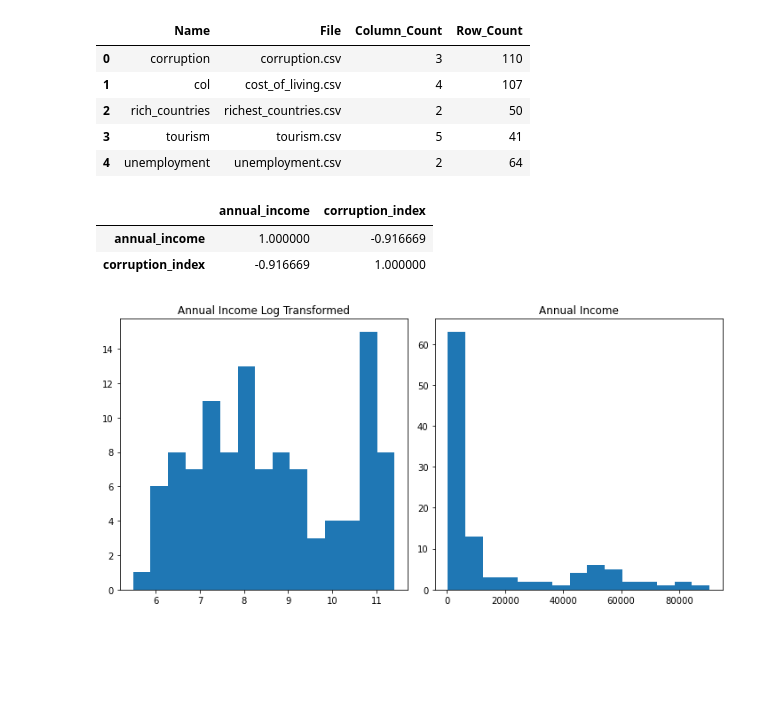
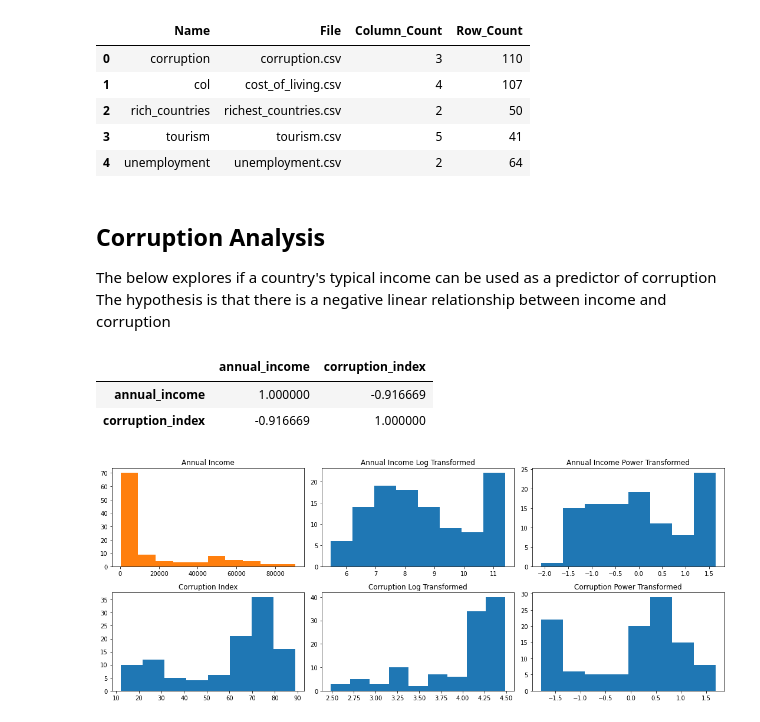
Before and after one commit to JDoughe/World_Economic_Data, a Jupyter notebook: World_Econ_Data.ipynb, the cells around one changed output. Cells and saved outputs as stored; diff of their text form; code cells hidden in the pictures; blank space fills up the shorter version.

```diff
--- a/World_Econ_Data.ipynb
+++ b/World_Econ_Data.ipynb
@@ -51,6 +51,11 @@ df_info
 | 2 | rich_countries | richest_countries.csv | 2 | 50 |
 | 3 | tourism | tourism.csv | 5 | 41 |
 | 4 | unemployment | unemployment.csv | 2 | 64 |
+# %% [markdown]
+<h2>Corruption Analysis</h2>
+
+The below explores if a country's typical income can be used as a predictor of corruption </br>
+The hypothesis is that there is a negative linear relationship between income and corruption
 # %%
 #there is a negative linear relationshop between annual income an corruption.
 #as income increase corruption decreases
@@ -62,16 +85,29 @@ corruption.corr()
 # %%
-fig, axs = plt.subplots(1, 2, figsize=(10, 5))
+fig, axs = plt.subplots(2, 3, figsize=(15, 6))
 
-#axs[0].hist(corruption['corruption_index'], bins=15)
-#axs[0].set_title('Corruption Index')
 
-axs[1].hist(corruption['annual_income'], bins=15)
-axs[1].set_title('Annual Income')
+axs[0,0].hist(corruption['annual_income'], bins='auto')
+axs[0,0].set_title('Annual Income')
 
-axs[0].hist(corruption['annual_income_log'], bins=15)
-axs[0].set_title('Annual Income Log Transformed')
+axs[0,0].hist(corruption['annual_income'], bins='auto')
+axs[0,0].set_title('Annual Income')
+
+axs[0,1].hist(corruption['annual_income_log'], bins='auto')
+axs[0,1].set_title('Annual Income Log Transformed')
+
+axs[0,2].hist(corruption['annual_income_power'], bins='auto')
+axs[0,2].set_title('Annual Income Power Transformed')
+
+axs[1,0].hist(corruption['corruption_index'], bins='auto')
+axs[1,0].set_title('Corruption Index')
+
+axs[1,1].hist(corruption['corruption_index_log'], bins='auto')
+axs[1,1].set_title('Corruption Log Transformed')
+
+axs[1,2].hist(corruption['corruption_index_power'], bins='auto')
+axs[1,2].set_title('Corruption Power Transformed')
 
 plt.tight_layout()
 plt.show()
 # %% [output]
-[figure, old version]
+[figure, new version]
```
Also changed, not shown: parts of 14 cells of this notebook.
